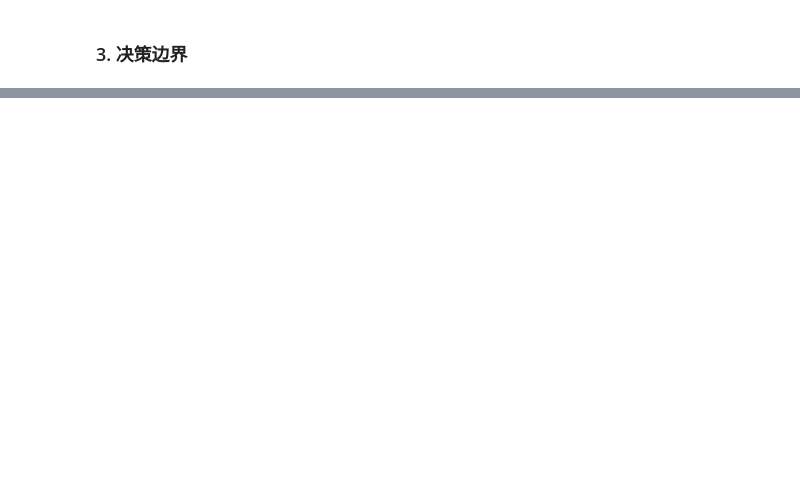
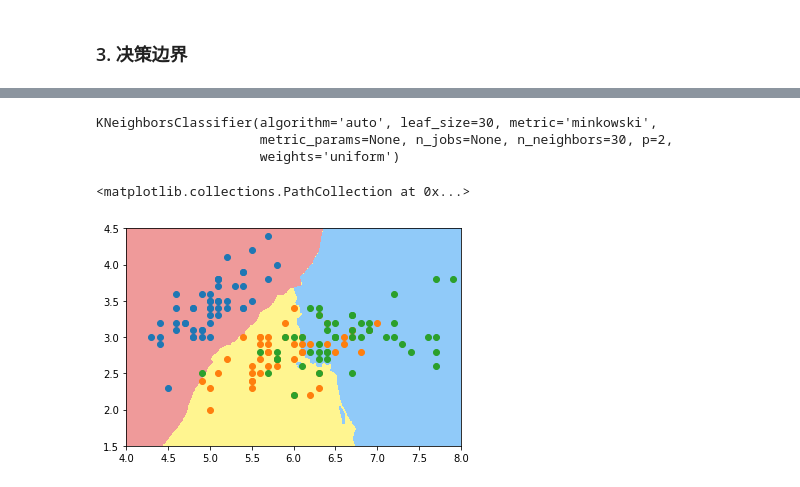
Before and after one commit to NovemberChopin/machine-learning, a Jupyter notebook: ML-Base-MOOC/chapt-7 Logistic Regression/02-Logistic Regression(2).ipynb, the cells around one changed output, grey strips where cells are left out. Saved outputs shown, nothing was run; the diff lists cells and outputs as text; code cells hidden in the pictures; blank space fills up the shorter version.

```diff
--- a/ML-Base-MOOC/chapt-7 Logistic Regression/02-Logistic Regression(2).ipynb
+++ b/ML-Base-MOOC/chapt-7 Logistic Regression/02-Logistic Regression(2).ipynb
@@ -95,0 +165,15 @@ plt.plot(x1_plot, x2_plot)
+# %%
+knn_clf_all2 = KNeighborsClassifier(n_neighbors=30)
+knn_clf_all2.fit(iris.data[:, :2], iris.target)
+# %% [output]
+KNeighborsClassifier(algorithm='auto', leaf_size=30, metric='minkowski',
+                     metric_params=None, n_jobs=None, n_neighbors=30, p=2,
+                     weights='uniform')
+# %%
+plot_decision_boundary(knn_clf_all2, axis=[4, 8, 1.5, 4.5])
+plt.scatter(iris.data[iris.target==0, 0], iris.data[iris.target==0, 1])
+plt.scatter(iris.data[iris.target==1, 0], iris.data[iris.target==1, 1])
+plt.scatter(iris.data[iris.target==2, 0], iris.data[iris.target==2, 1])
+# %% [output]
+<matplotlib.collections.PathCollection at 0x...>
+[figure, added]
```
Also changed, not shown: parts of 15 cells of this notebook.
